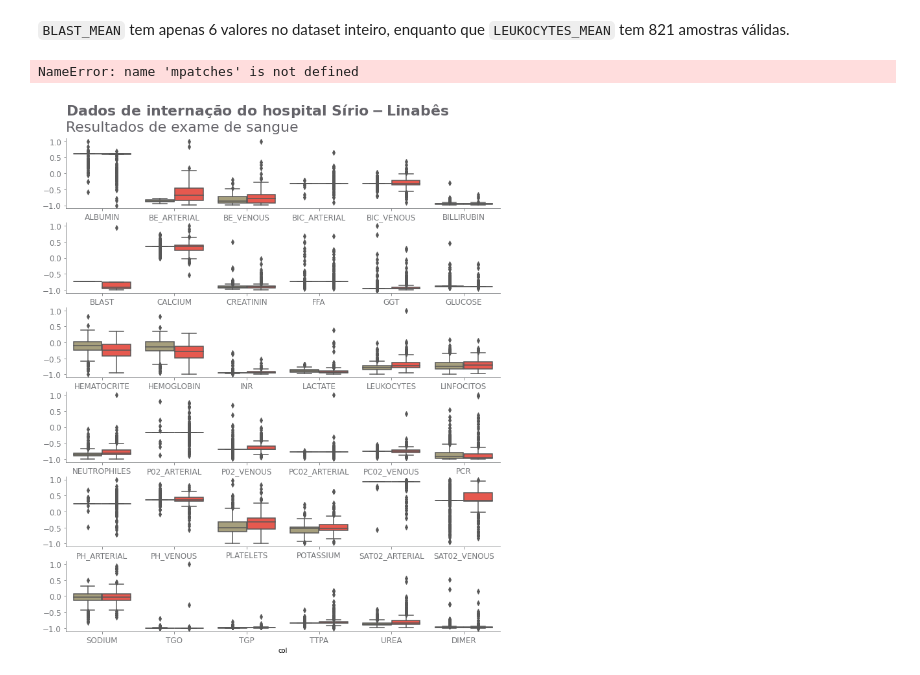
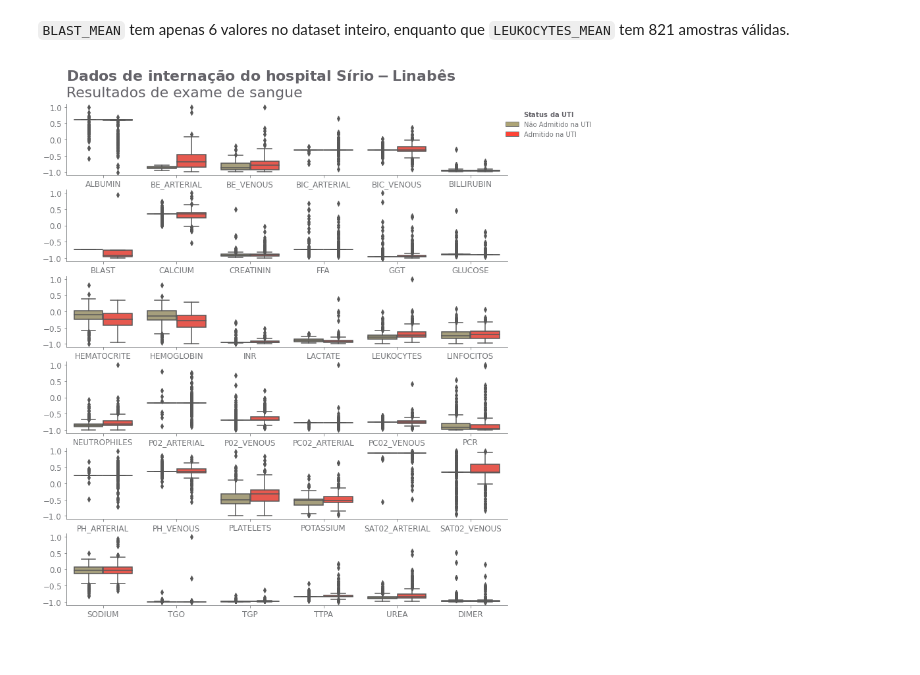
Before and after one commit to willianrocha/COVID-19_clinical_data_assess_diagnosis, a Jupyter notebook: notebooks/EDA.ipynb, the cells around one changed output. Cells and saved outputs as stored; diff of their text form; code cells hidden in the pictures.

```diff
--- a/notebooks/EDA.ipynb
+++ b/notebooks/EDA.ipynb
@@ -318,30 +335,3 @@ blood_results_by_count
 | 10 | 821 | LEUKOCYTES_MEAN, GGT_MEAN, ALBUMI... |
 # %% [markdown]
 `BLAST_MEAN` tem apenas 6 valores no dataset inteiro, enquanto que `LEUKOCYTES_MEAN` tem 821 amostras válidas.
-# %%
-suptitle = 'Dados de internação do hospital Sírio-Linabês'
-subtitle = 'Resultados de exame de sangue'
-
-fig, axes = plt.subplots(nrows=6, ncols=1, figsize=(12, 14))
-blood_results_lines = np.array_split(blood_results_columns, 6)
-blood_results_labels = np.array_split(blood_results, 6)
-y_label = [None]*6
-
-for i, blood in enumerate(blood_results_lines):
-    br_melt = dados.melt(id_vars=['ICU'], value_vars=blood, var_name='col', value_name='value').reset_index(drop=True)
-    br_melt['value'] = br_melt['value'].replace(-1, np.nan)
-    br_melt['value'] = br_melt['value'].replace(1, np.nan)
-    sns.boxplot(x="col", y="value", hue='ICU', data=br_melt, ax=axes[i], palette=[ICU_0, ICU_1])
-    axes[i].set_xticklabels(blood_results_labels[i], fontsize=12)
-presentation(fig=fig, ax=axes.tolist(), y_label=y_label, title=suptitle, subtitle=subtitle,
-             title_position = 0.055, grid=False, legend=False)
-sns.despine()
-
-icu_color = [ICU_0, ICU_1]
-icu_label = [ICU_0_LABEL, ICU_1_LABEL]
-legend_formatter(axes[0], icu_color, icu_label, bbox=(1.205, 1.0), title='Status da UTI')
-axes[-1].set_xlabel('')
-plt.show()
-# %% [output]
-NameError: name 'mpatches' is not defined
-[figure, removed]
@@ -355,0 +338,28 @@ pd.crosstab(a['col'], a['ICU'])
+# %%
+def blood_results_plot(dados, suptitle, subtitle):
+    fig, axes = plt.subplots(nrows=6, ncols=1, figsize=(12, 14))
+    blood_results_lines = np.array_split(blood_results_columns, 6)
+    blood_results_labels = np.array_split(blood_results, 6)
+    y_label = [None]*6
+
+    for i, blood in enumerate(blood_results_lines):
+        br_melt = dados.melt(id_vars=['ICU'], value_vars=blood, var_name='col', value_name='value').reset_index(drop=True)
+        br_melt['value'] = br_melt['value'].replace(-1, np.nan)
+        br_melt['value'] = br_melt['value'].replace(1, np.nan)
+        sns.boxplot(x="col", y="value", hue='ICU', data=br_melt, ax=axes[i], palette=[ICU_0, ICU_1])
+        axes[i].set_xticklabels(blood_results_labels[i], fontsize=12)
+    presentation(fig=fig, ax=axes.tolist(), y_label=y_label, title=suptitle, subtitle=subtitle,
+                 title_position = 0.055, grid=False, legend=False)
+    sns.despine()
+
+    icu_color = [ICU_0, ICU_1]
+    icu_label = [ICU_0_LABEL, ICU_1_LABEL]
+    legend_formatter(axes[0], icu_color, icu_label, bbox=(1.205, 1.0), title='Status da UTI')
+    axes[-1].set_xlabel('')
+    plt.show()
+
+suptitle = 'Dados de internação do hospital Sírio-Linabês'
+subtitle = 'Resultados de exame de sangue'
+blood_results_plot(dados, suptitle, subtitle)
+# %% [output]
+[figure, added]
```
Also changed, not shown: parts of 17 cells of this notebook, 1 other file.
